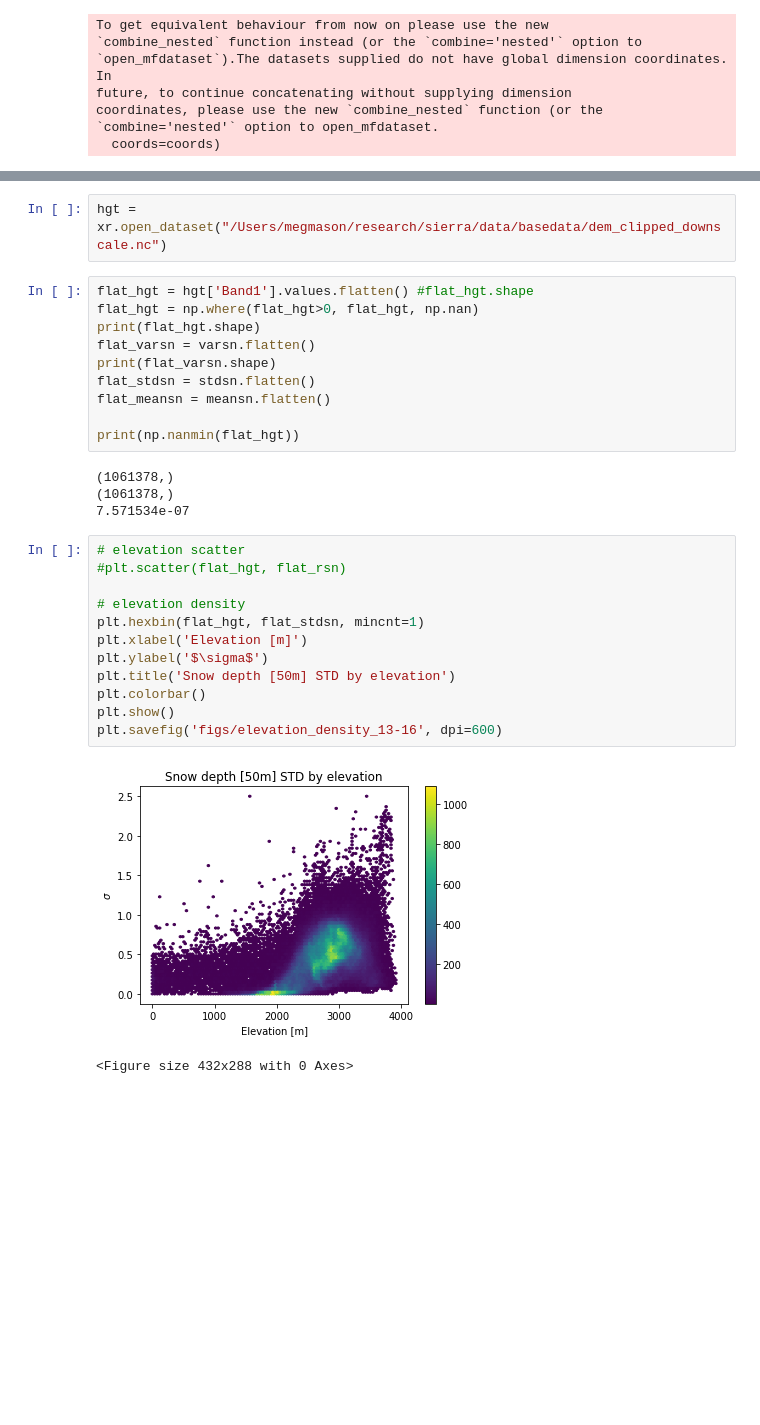
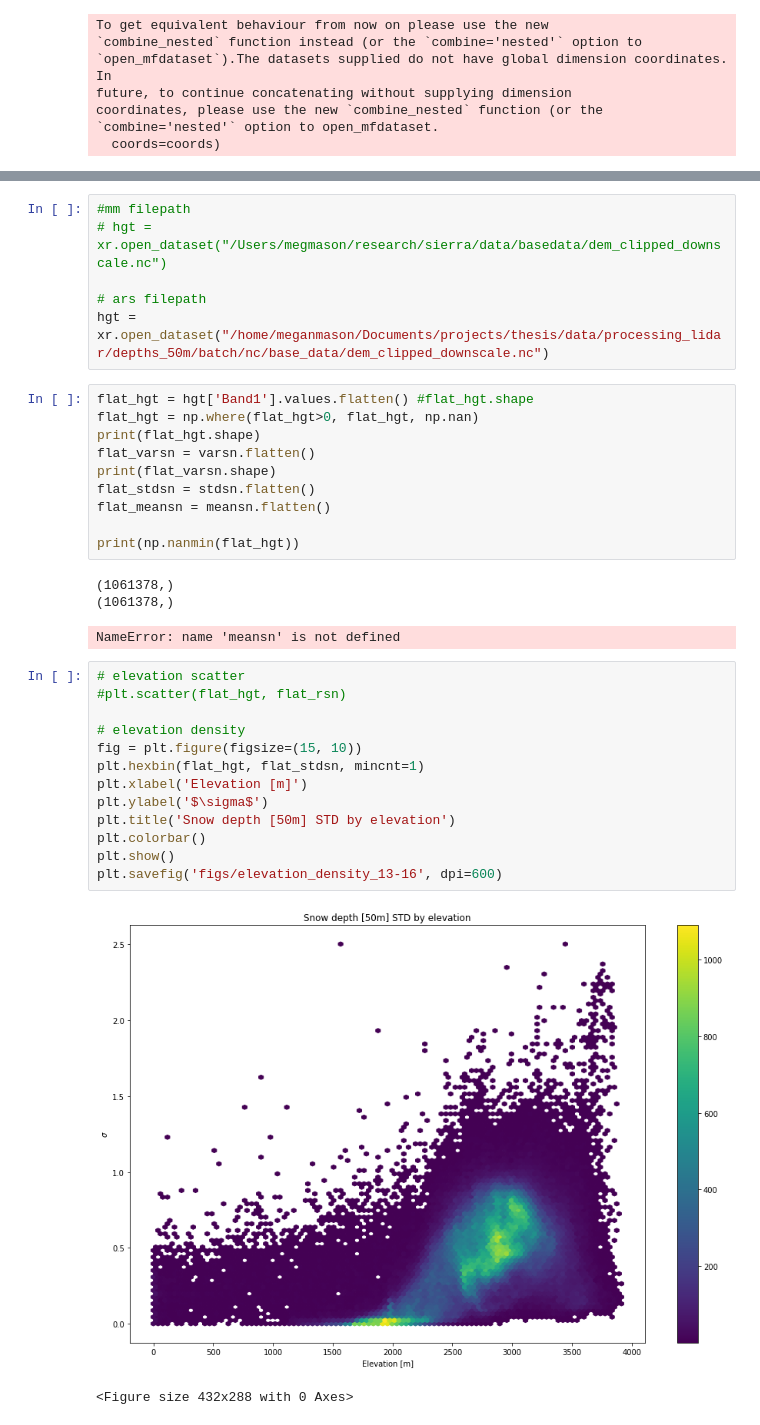
Before and after one commit to meganmason/jlabs, a Jupyter notebook: xr_trial_wr.ipynb, the cells around one changed output, grey strips where cells are left out. Drawn from its saved outputs; the diff is of its cells as text; blank space fills up the shorter version.

```diff
--- a/xr_trial_wr.ipynb
+++ b/xr_trial_wr.ipynb
@@ -166,5 +113,9 @@ ds.Band1
 # %%
-hgt = xr.open_dataset("/Users/megmason/research/sierra/data/basedata/dem_clipped_downscale.nc")
+#mm filepath
+# hgt = xr.open_dataset("/Users/megmason/research/sierra/data/basedata/dem_clipped_downscale.nc")
+
+# ars filepath
+hgt = xr.open_dataset("/home/meganmason/Documents/projects/thesis/data/processing_lidar/depths_50m/batch/nc/base_data/dem_clipped_downscale.nc")
 # %%
 flat_hgt = hgt['Band1'].values.flatten() #flat_hgt.shape
 flat_hgt = np.where(flat_hgt>0, flat_hgt, np.nan)
@@ -178,19 +129,20 @@ print(np.nanmin(flat_hgt))
 # %% [output]
 (1061378,)
 (1061378,)
-7.571534e-07
+NameError: name 'meansn' is not defined
 # %%
 # elevation scatter
 #plt.scatter(flat_hgt, flat_rsn)
 
 # elevation density
+fig = plt.figure(figsize=(15, 10))
 plt.hexbin(flat_hgt, flat_stdsn, mincnt=1)
 plt.xlabel('Elevation [m]')
 plt.ylabel('$\sigma$')
 plt.title('Snow depth [50m] STD by elevation')
 plt.colorbar()
 plt.show()
 plt.savefig('figs/elevation_density_13-16', dpi=600)
 # %% [output]
-[figure, old version]
+[figure, new version]
 <Figure size 432x288 with 0 Axes>
```
Also changed, not shown: parts of 11 cells of this notebook, 1 other file.
